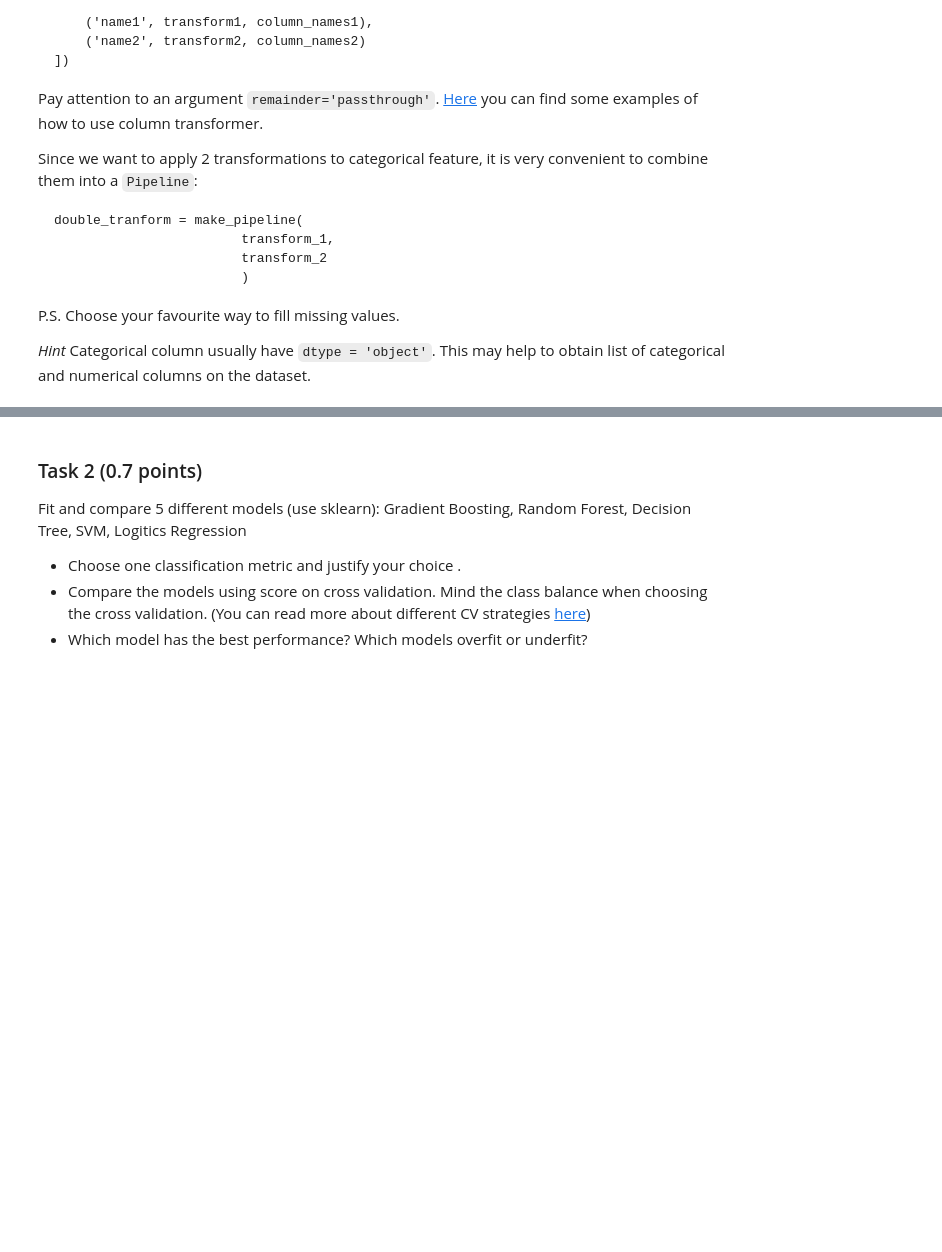
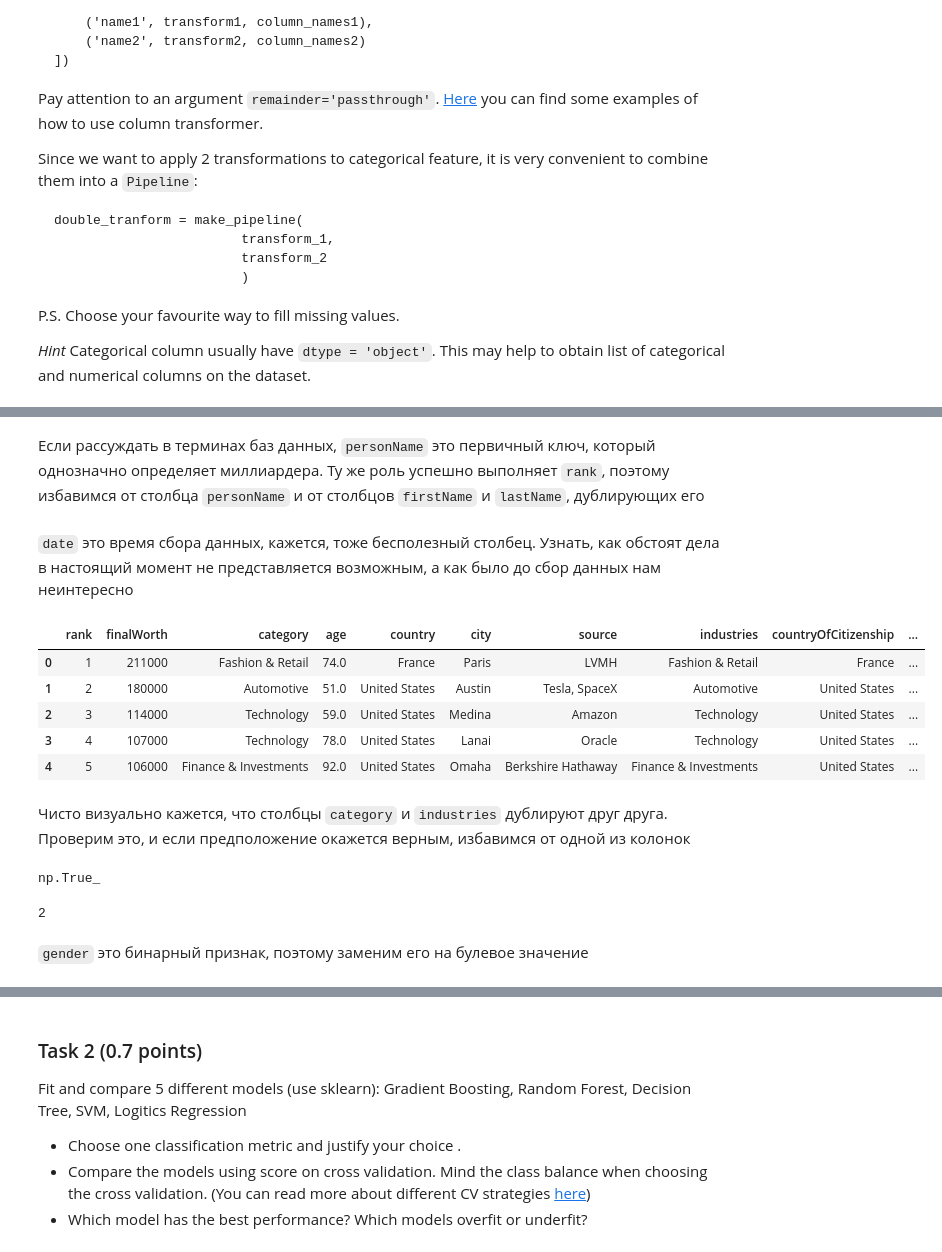
Before and after one commit to qwatro2/hse-mmad, a Jupyter notebook: hw4/Vlasov_NA_222_hw4_2024.ipynb, the cells around one changed output, grey strips where cells are left out. Saved outputs shown, nothing was run; the diff lists cells and outputs as text; code cells hidden in the pictures; blank space fills up the shorter version.

```diff
--- a/hw4/Vlasov_NA_222_hw4_2024.ipynb
+++ b/hw4/Vlasov_NA_222_hw4_2024.ipynb
@@ -735,0 +761,2 @@ P.S. Choose your favourite way to fill missing values.
+# %%
+X = X.drop(columns=["organization", "title", "state", "residenceStateRegion"])
@@ -735,0 +786,3 @@ P.S. Choose your favourite way to fill missing values.
+# %%
+X = X.drop(columns=["birthYear", "birthMonth", "birthDay", "birthDate"])
+X = X.drop(columns=["latitude_country", "longitude_country"])
@@ -735,0 +809,23 @@ P.S. Choose your favourite way to fill missing values.
+# %% [markdown]
+Если рассуждать в терминах баз данных, `personName` это первичный ключ, который однозначно определяет миллиардера. Ту же роль успешно выполняет `rank`, поэтому избавимся от столбца `personName` и от столбцов `firstName` и `lastName`, дублирующих его
+# %% [markdown]
+`date` это время сбора данных, кажется, тоже бесполезный столбец. Узнать, как обстоят дела в настоящий момент не представляется возможным, а как было до сбор данных нам неинтересно
+# %%
+X = X.drop(columns=["personName", "firstName", "lastName"])
+# %%
+X = X.drop(columns=["date"])
+# %%
+X.head()
+# %% [output]
+|  | rank | finalWorth | category | age | country | city | source | industries | countryOfCitizenship | ... |
+| 0 | 1 | 211000 | Fashion & Retail | 74.0 | France | Paris | LVMH | Fashion & Retail | France | ... |
+| 1 | 2 | 180000 | Automotive | 51.0 | United States | Austin | Tesla, SpaceX | Automotive | United States | ... |
+| 2 | 3 | 114000 | Technology | 59.0 | United States | Medina | Amazon | Technology | United States | ... |
+| 3 | 4 | 107000 | Technology | 78.0 | United States | Lanai | Oracle | Technology | United States | ... |
+| 4 | 5 | 106000 | Finance & Investments | 92.0 | United States | Omaha | Berkshire Hathaway | Finance & Investments | United States | ... |
+# %% [markdown]
+Чисто визуально кажется, что столбцы `category` и `industries` дублируют друг друга. Проверим это, и если предположение окажется верным, избавимся от одной из колонок
+# %%
+np.all(X["category"] == X["industries"])
+# %% [output]
+np.True_
@@ -735,0 +834,6 @@ P.S. Choose your favourite way to fill missing values.
+# %%
+X["gender"].nunique()
+# %% [output]
+2
+# %% [markdown]
+`gender` это бинарный признак, поэтому заменим его на булевое значение
```
Also changed, not shown: parts of 19 cells of this notebook.
